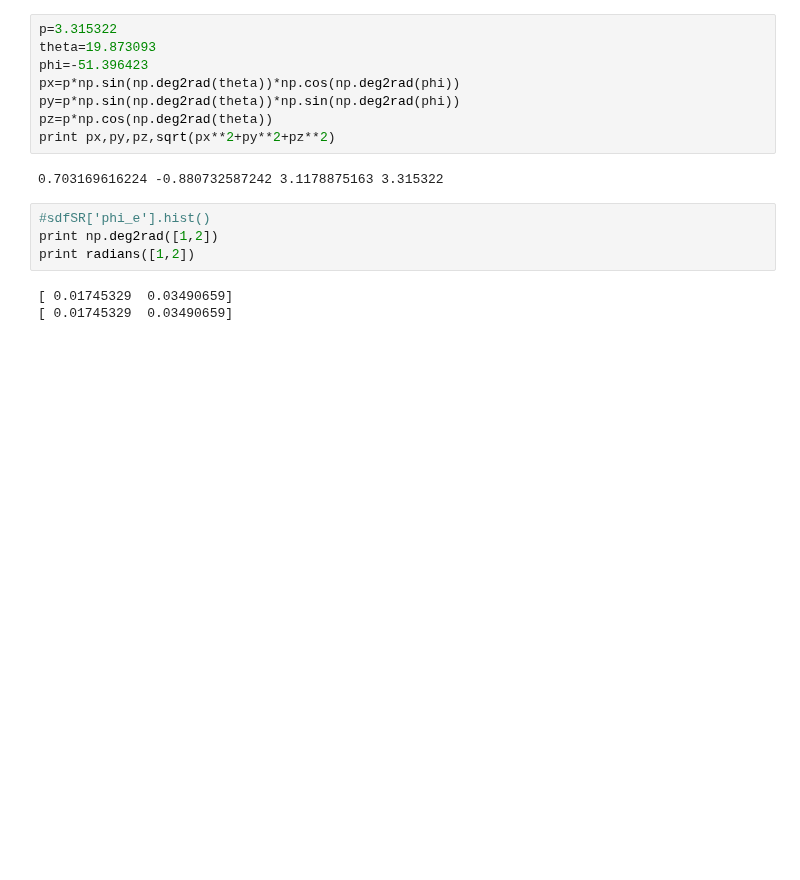
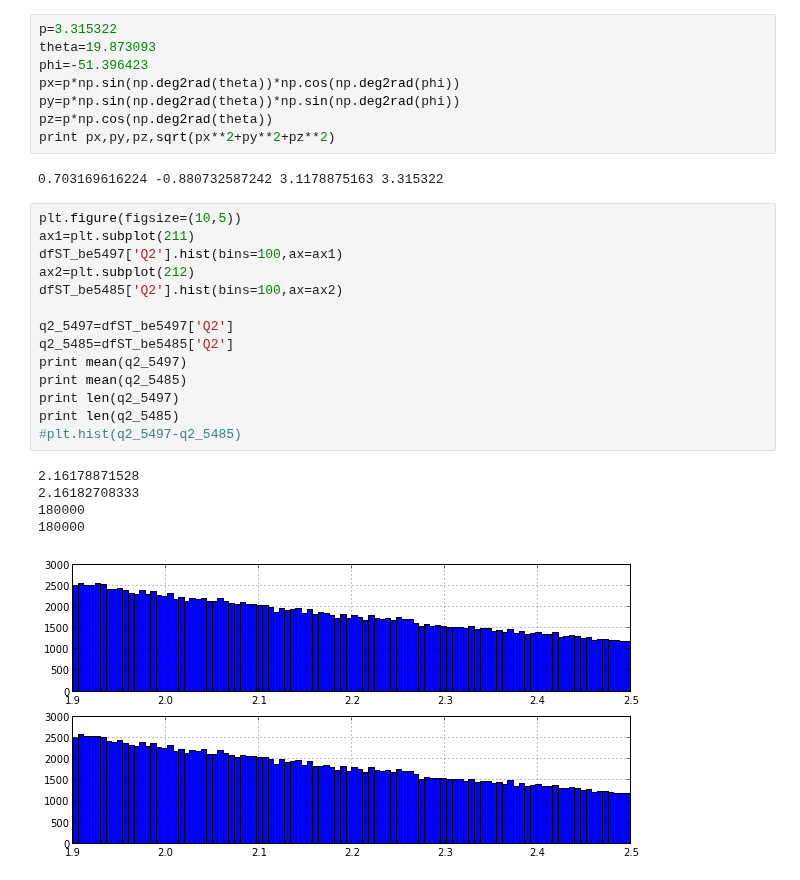
Before and after one commit to arjun-trivedi/ana2pi, a Jupyter notebook: scripts/python/nb-play_d2piDF.ipynb, the cells around one changed output. Saved outputs shown, nothing was run; the diff lists cells and outputs as text; blank space fills up the shorter version.

```diff
--- a/scripts/python/nb-play_d2piDF.ipynb
+++ b/scripts/python/nb-play_d2piDF.ipynb
@@ -85,10 +91,23 @@ pz=p*np.cos(np.deg2rad(theta))
 print px,py,pz,sqrt(px**2+py**2+pz**2)
 # %% [output]
 0.703169616224 -0.880732587242 3.1178875163 3.315322
-# %%
-#sdfSR['phi_e'].hist()
-print np.deg2rad([1,2])
-print radians([1,2])
-# %% [output]
-[ 0.01745329  0.03490659]
-[ 0.01745329  0.03490659]
+# %%
+plt.figure(figsize=(10,5))
+ax1=plt.subplot(211)
+dfST_be5497['Q2'].hist(bins=100,ax=ax1)
+ax2=plt.subplot(212)
+dfST_be5485['Q2'].hist(bins=100,ax=ax2)
+
+q2_5497=dfST_be5497['Q2']
+q2_5485=dfST_be5485['Q2']
+print mean(q2_5497)
+print mean(q2_5485)
+print len(q2_5497)
+print len(q2_5485)
+#plt.hist(q2_5497-q2_5485)
+# %% [output]
+2.16178871528
+2.16182708333
+180000
+180000
+[figure, added]
```
Also changed, not shown: parts of 7 cells of this notebook, 1 other file.
